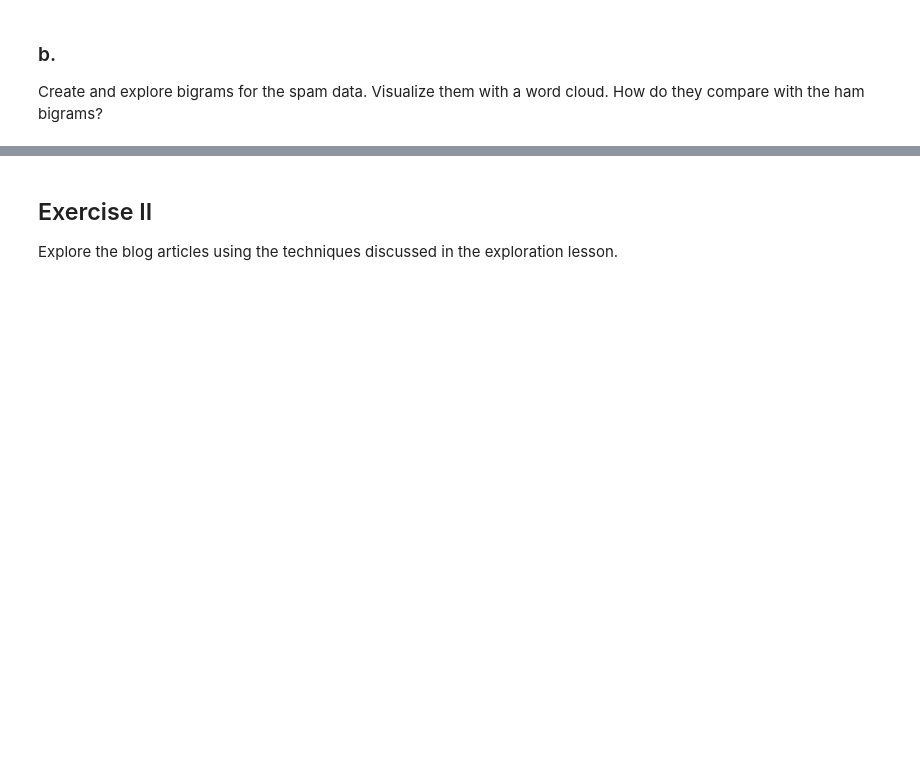
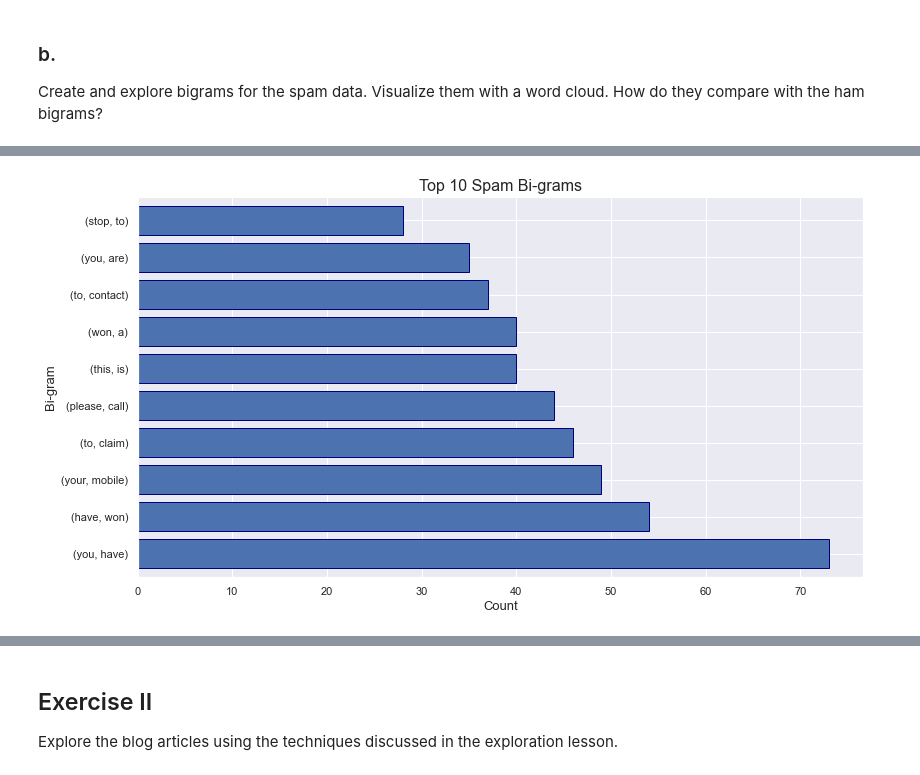
Before and after one commit to masonsherbondy/natural-language-processing-exercises, a Jupyter notebook: explore.ipynb, the cells around one changed output, grey strips where cells are left out. Cells and saved outputs as stored; diff of their text form; code cells hidden in the pictures; blank space fills up the shorter version.

```diff
--- a/explore.ipynb
+++ b/explore.ipynb
@@ -249,0 +303,8 @@ dtype: int64
+# %%
+# plot bar chart of top ten spam bi-grams
+pd.Series(nltk.bigrams(spam_words.split())).value_counts().head(10).plot.barh(width = .78, ec = 'navy')
+plt.title('Top 10 Spam Bi-grams', size = 16)    # title
+plt.xlabel('Count', size = 13)    # x-axis label
+plt.ylabel('Bi-gram', size = 13);    # y-axis label
+# %% [output]
+[figure, added]
```
Also changed, not shown: parts of 45 cells of this notebook.
